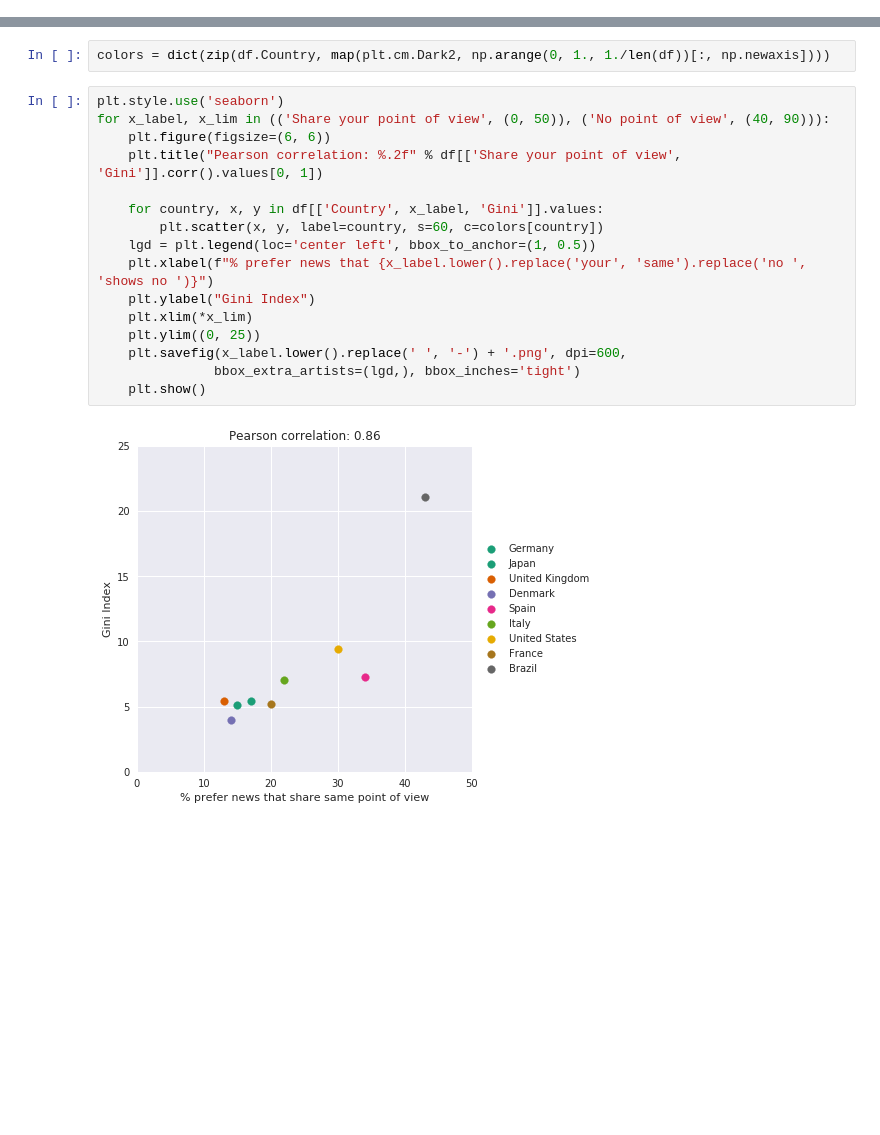
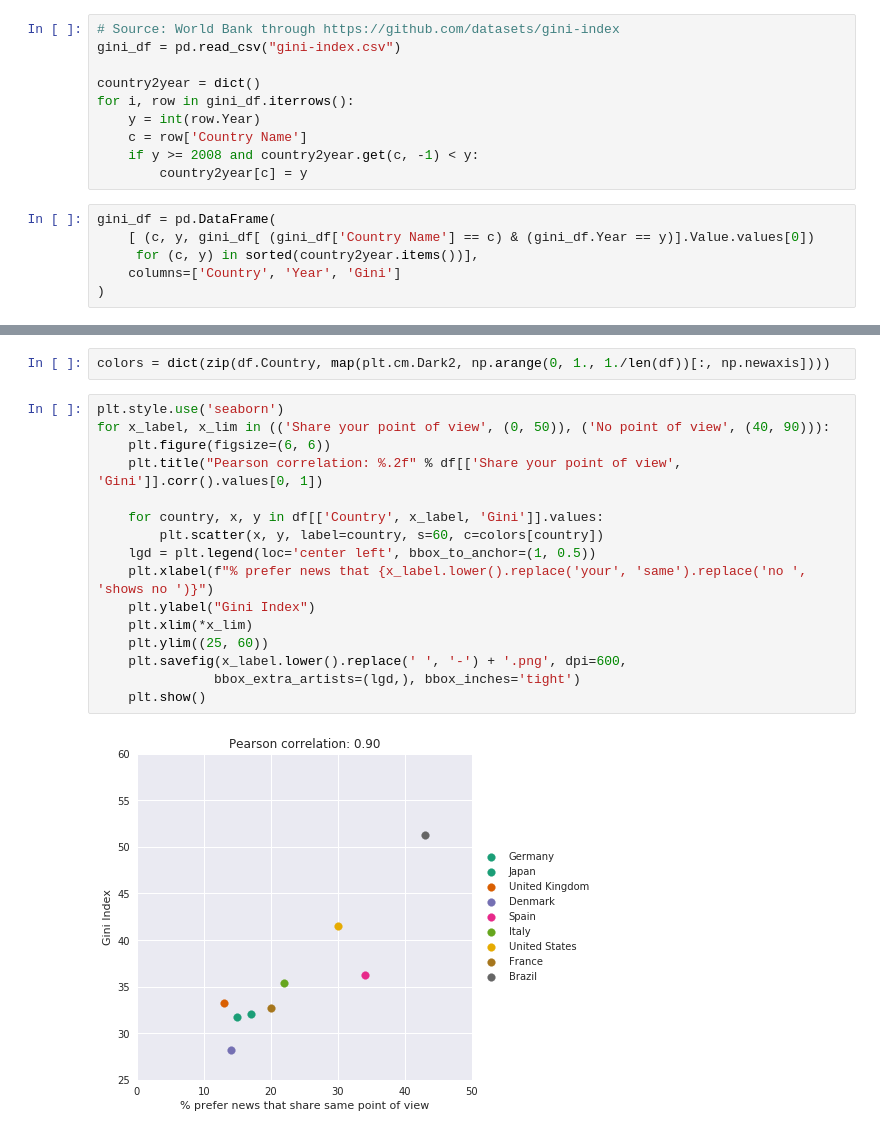
Before and after one commit to corradomonti/share-your-view, a Jupyter notebook: analysis.ipynb, the cells around one changed output, grey strips where cells are left out. Cells and saved outputs as stored; diff of their text form; blank space fills up the shorter version.

Commit message:
World bank data source

```diff
--- a/analysis.ipynb
+++ b/analysis.ipynb
@@ -19,0 +8,16 @@ gini_df.Gini = gini_df.Gini.astype(np.float)
+# %%
+# Source: World Bank through https://github.com/datasets/gini-index
+gini_df = pd.read_csv("gini-index.csv")
+
+country2year = dict()
+for i, row in gini_df.iterrows():
+    y = int(row.Year)
+    c = row['Country Name']
+    if y >= 2008 and country2year.get(c, -1) < y:
+        country2year[c] = y
+# %%
+gini_df = pd.DataFrame(
+    [ (c, y, gini_df[ (gini_df['Country Name'] == c) & (gini_df.Year == y)].Value.values[0])
+     for (c, y) in sorted(country2year.items())],
+    columns=['Country', 'Year', 'Gini']
+)
@@ -44,18 +73,18 @@ colors = dict(zip(df.Country, map(plt.cm.Dark2, np.arange(0, 1., 1./len(df))[:,
 # %%
 plt.style.use('seaborn')
 for x_label, x_lim in (('Share your point of view', (0, 50)), ('No point of view', (40, 90))):
     plt.figure(figsize=(6, 6))
     plt.title("Pearson correlation: %.2f" % df[['Share your point of view', 'Gini']].corr().values[0, 1])
 
     for country, x, y in df[['Country', x_label, 'Gini']].values:
         plt.scatter(x, y, label=country, s=60, c=colors[country])
     lgd = plt.legend(loc='center left', bbox_to_anchor=(1, 0.5))
     plt.xlabel(f"% prefer news that {x_label.lower().replace('your', 'same').replace('no ', 'shows no ')}")
     plt.ylabel("Gini Index")
     plt.xlim(*x_lim)
-    plt.ylim((0, 25))
+    plt.ylim((25, 60))
     plt.savefig(x_label.lower().replace(' ', '-') + '.png', dpi=600,
                bbox_extra_artists=(lgd,), bbox_inches='tight')
     plt.show()
 # %% [output]
-[figure, old version]
+[figure, new version]
```
Also changed, not shown: parts of 6 cells of this notebook, 4 other files.
